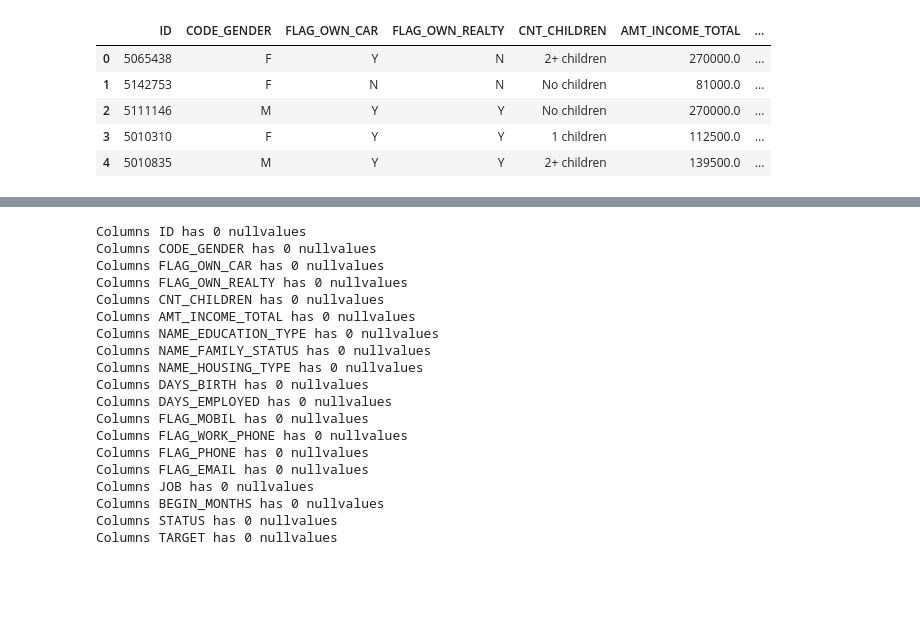
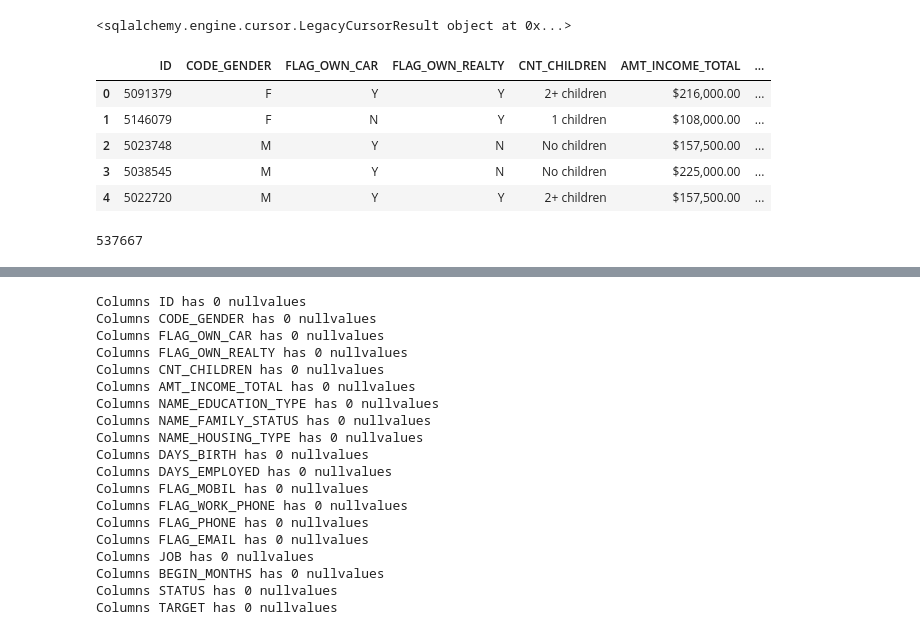
Before and after one commit to pato7mx/Credit-Card-Risk-Analysis-Machine-Learning, a Jupyter notebook: Machine Learning Related/Machine_Learning.ipynb, the cells around one changed output, grey strips where cells are left out. Cells and saved outputs as stored; diff of their text form; code cells hidden in the pictures; blank space fills up the shorter version.

```diff
--- a/Machine Learning Related/Machine_Learning.ipynb
+++ b/Machine Learning Related/Machine_Learning.ipynb
@@ -1,18 +0,0 @@
-# %%
-# Import our dependencies
-from sklearn.model_selection import train_test_split
-from sklearn.preprocessing import StandardScaler,OneHotEncoder
-import pandas as pd
-import tensorflow as tf
-
-#  Import and read the charity_data.csv.
-import pandas as pd
-application_df = pd.read_csv("credit_card_approval.csv")
-application_df.head()
-# %% [output]
-|  | ID | CODE_GENDER | FLAG_OWN_CAR | FLAG_OWN_REALTY | CNT_CHILDREN | AMT_INCOME_TOTAL | ... |
-| 0 | 5065438 | F | Y | N | 2+ children | 270000.0 | ... |
-| 1 | 5142753 | F | N | N | No children | 81000.0 | ... |
-| 2 | 5111146 | M | Y | Y | No children | 270000.0 | ... |
-| 3 | 5010310 | F | Y | Y | 1 children | 112500.0 | ... |
-| 4 | 5010835 | M | Y | Y | 2+ children | 139500.0 | ... |
@@ -19,3 +23,23 @@ application_df.head()
+# %%
+# Read
+Credit_result = db.execute("SELECT * FROM credit_join")
+print(Credit_result)
+# %% [output]
+<sqlalchemy.engine.cursor.LegacyCursorResult object at 0x...>
+# %%
+application_df = pd.DataFrame(Credit_result,columns=('ID','CODE_GENDER','FLAG_OWN_CAR','FLAG_OWN_REALTY','CNT_CHILDREN','AMT_INCOME_TOTAL','NAME_EDUCATION_TYPE','NAME_FAMILY_STATUS','NAME_HOUSING_TYPE','DAYS_BIRTH','DAYS_EMPLOYED','FLAG_MOBIL','FLAG_WORK_PHONE','FLAG_PHONE','FLAG_EMAIL','JOB','BEGIN_MONTHS','STATUS','TARGET'))
+application_df.head()
+# %% [output]
+|  | ID | CODE_GENDER | FLAG_OWN_CAR | FLAG_OWN_REALTY | CNT_CHILDREN | AMT_INCOME_TOTAL | ... |
+| 0 | 5091379 | F | Y | Y | 2+ children | $216,000.00 | ... |
+| 1 | 5146079 | F | N | Y | 1 children | $108,000.00 | ... |
+| 2 | 5023748 | M | Y | N | No children | $157,500.00 | ... |
+| 3 | 5038545 | M | Y | N | No children | $225,000.00 | ... |
+| 4 | 5022720 | M | Y | Y | 2+ children | $157,500.00 | ... |
+# %%
+application_df['ID'].count()
+# %% [output]
+537667
 # %%
 application_df.dtypes
 # %% [output]
```
Also changed, not shown: parts of 8 cells of this notebook.
